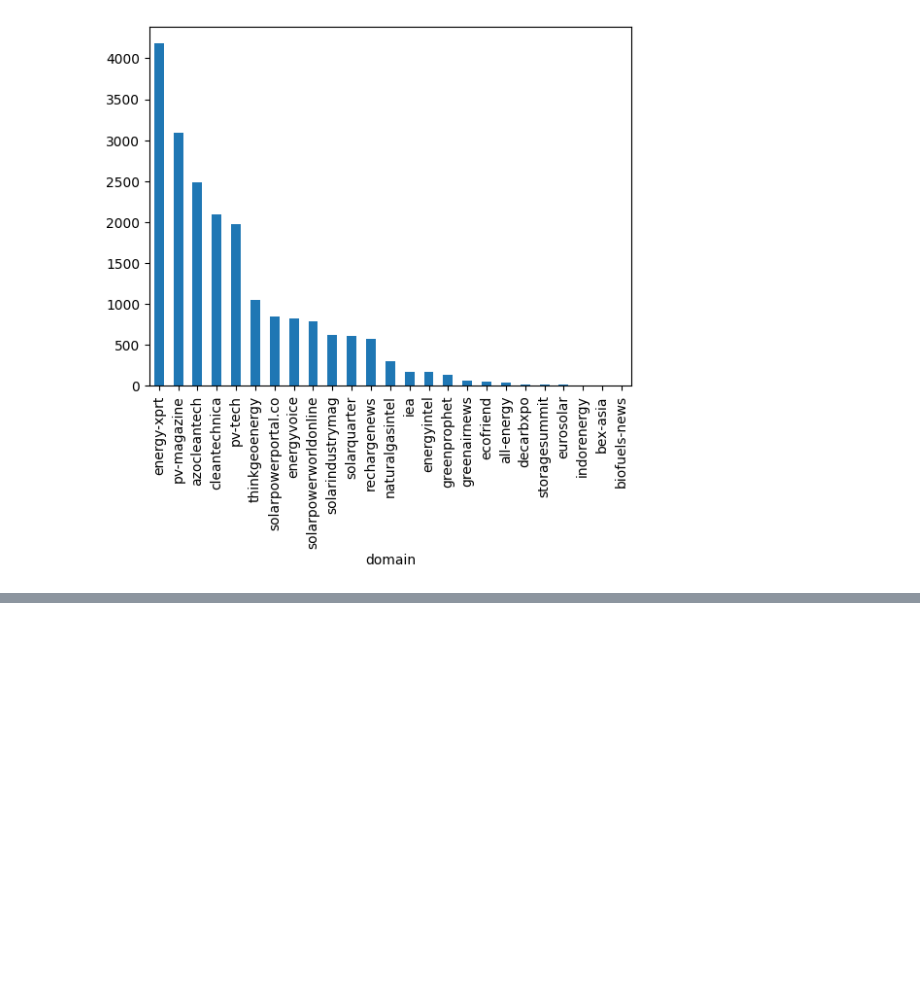
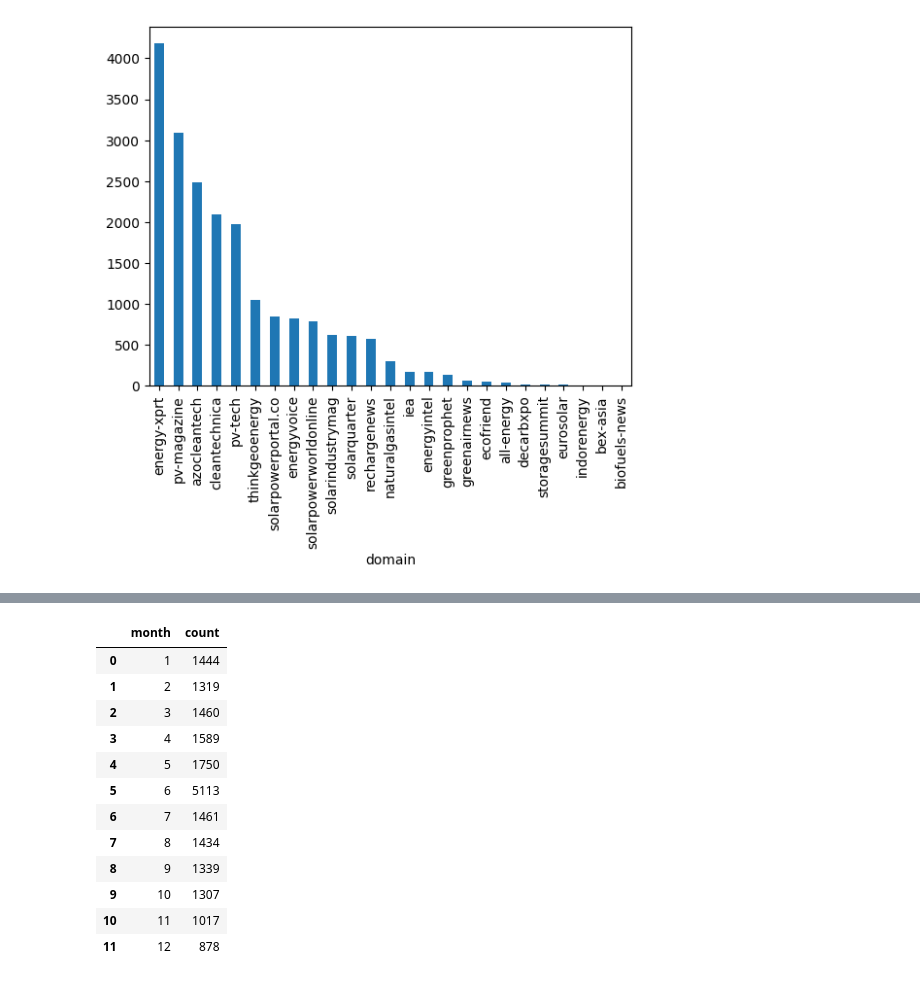
Before and after one commit to Jinqiao-Li/SwissText2025_CleanTech, a Jupyter notebook: phase1/patent_exploration.ipynb, the cells around one changed output, grey strips where cells are left out. Cells and saved outputs as stored; diff of their text form; code cells hidden in the pictures; blank space fills up the shorter version.

```diff
--- a/phase1/patent_exploration.ipynb
+++ b/phase1/patent_exploration.ipynb
@@ -41,0 +119,16 @@ plt.show()
+# %%
+df['date'].dt
+# %% [output]
+|  | month | count |
+| 0 | 1 | 1444 |
+| 1 | 2 | 1319 |
+| 2 | 3 | 1460 |
+| 3 | 4 | 1589 |
+| 4 | 5 | 1750 |
+| 5 | 6 | 5113 |
+| 6 | 7 | 1461 |
+| 7 | 8 | 1434 |
+| 8 | 9 | 1339 |
+| 9 | 10 | 1307 |
+| 10 | 11 | 1017 |
+| 11 | 12 | 878 |
```
Also changed, not shown: parts of 6 cells of this notebook.
